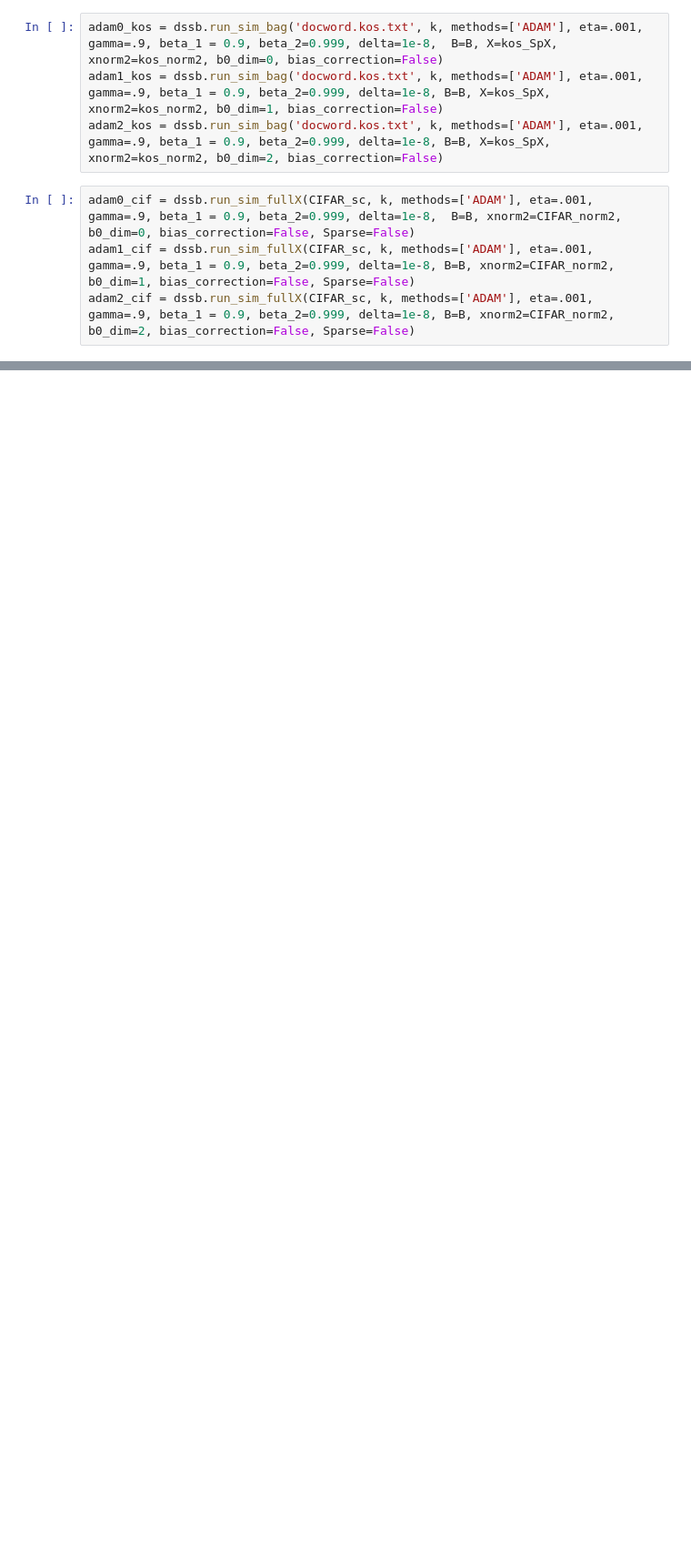
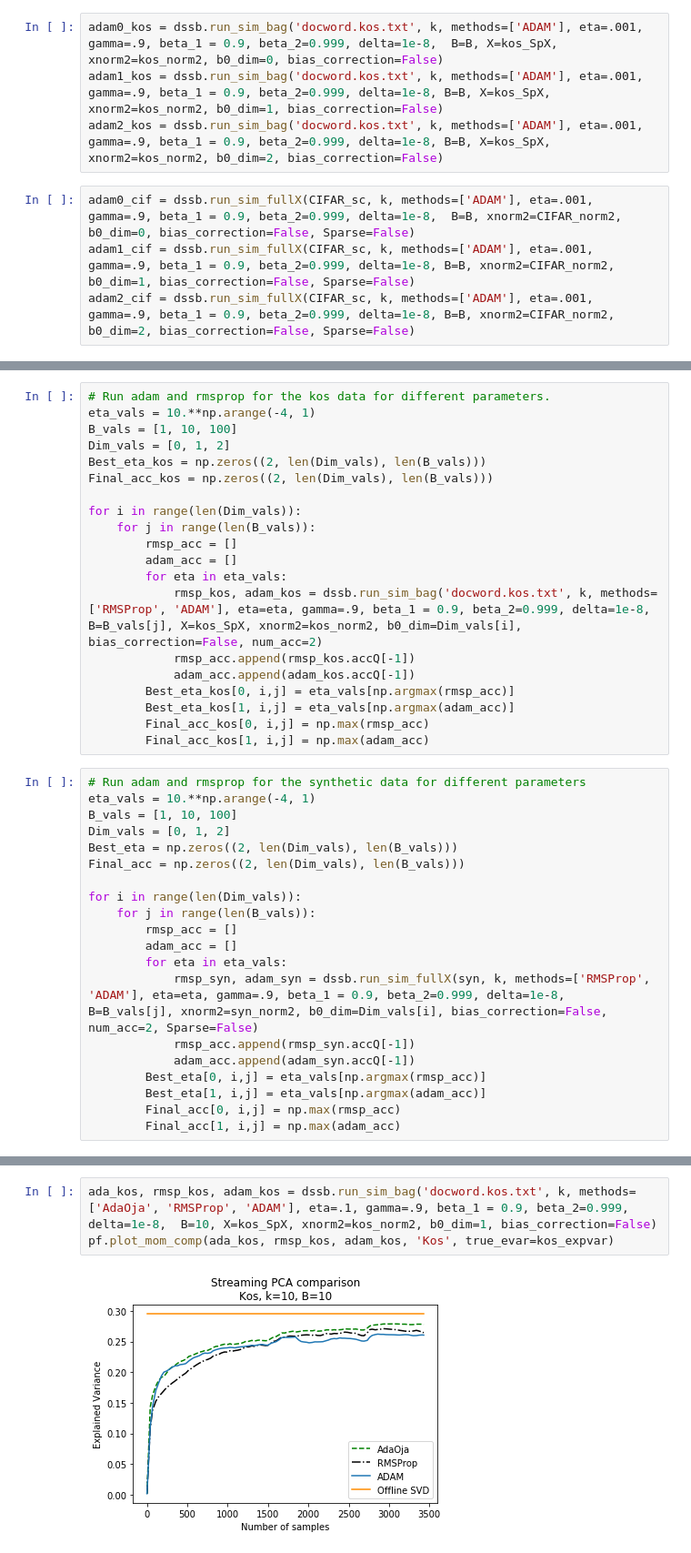
Before and after one commit to aamcbee/AdaOja, a Jupyter notebook: RMSProp, ADAM, AdaOja comparison.ipynb, the cells around one changed output, grey strips where cells are left out. Shown at 91% size. Cells and saved outputs as stored; diff of their text form; blank space fills up the shorter version.

```diff
--- a/RMSProp, ADAM, AdaOja comparison.ipynb
+++ b/RMSProp, ADAM, AdaOja comparison.ipynb
@@ -181,0 +204,40 @@ comp_b0_dim(adam0_cif, adam1_cif, adam2_cif, 'CIFAR', 'ADAM', true_evar=CIFAR_ev
+# %%
+# Run adam and rmsprop for the kos data for different parameters.
+eta_vals = 10.**np.arange(-4, 1)
+B_vals = [1, 10, 100]
+Dim_vals = [0, 1, 2]
+Best_eta_kos = np.zeros((2, len(Dim_vals), len(B_vals)))
+Final_acc_kos = np.zeros((2, len(Dim_vals), len(B_vals)))
+
+for i in range(len(Dim_vals)):
+    for j in range(len(B_vals)):
+        rmsp_acc = []
+        adam_acc = []
+        for eta in eta_vals:
+            rmsp_kos, adam_kos = dssb.run_sim_bag('docword.kos.txt', k, methods=['RMSProp', 'ADAM'], eta=eta, gamma=.9, beta_1 = 0.9, beta_2=0.999, delta=1e-8,  B=B_vals[j], X=kos_SpX, xnorm2=kos_norm2, b0_dim=Dim_vals[i], bias_correction=False, num_acc=2)
+            rmsp_acc.append(rmsp_kos.accQ[-1])
+            adam_acc.append(adam_kos.accQ[-1])
+        Best_eta_kos[0, i,j] = eta_vals[np.argmax(rmsp_acc)]
+        Best_eta_kos[1, i,j] = eta_vals[np.argmax(adam_acc)]
+        Final_acc_kos[0, i,j] = np.max(rmsp_acc)
+        Final_acc_kos[1, i,j] = np.max(adam_acc)
+# %%
+# Run adam and rmsprop for the synthetic data for different parameters
+eta_vals = 10.**np.arange(-4, 1)
+B_vals = [1, 10, 100]
+Dim_vals = [0, 1, 2]
+Best_eta = np.zeros((2, len(Dim_vals), len(B_vals)))
+Final_acc = np.zeros((2, len(Dim_vals), len(B_vals)))
+
+for i in range(len(Dim_vals)):
+    for j in range(len(B_vals)):
+        rmsp_acc = []
+        adam_acc = []
+        for eta in eta_vals:
+            rmsp_syn, adam_syn = dssb.run_sim_fullX(syn, k, methods=['RMSProp', 'ADAM'], eta=eta, gamma=.9, beta_1 = 0.9, beta_2=0.999, delta=1e-8,  B=B_vals[j], xnorm2=syn_norm2, b0_dim=Dim_vals[i], bias_correction=False, num_acc=2, Sparse=False)
+            rmsp_acc.append(rmsp_syn.accQ[-1])
+            adam_acc.append(adam_syn.accQ[-1])
+        Best_eta[0, i,j] = eta_vals[np.argmax(rmsp_acc)]
+        Best_eta[1, i,j] = eta_vals[np.argmax(adam_acc)]
+        Final_acc[0, i,j] = np.max(rmsp_acc)
+        Final_acc[1, i,j] = np.max(adam_acc)
@@ -181,0 +341,5 @@ comp_b0_dim(adam0_cif, adam1_cif, adam2_cif, 'CIFAR', 'ADAM', true_evar=CIFAR_ev
+# %%
+ada_kos, rmsp_kos, adam_kos = dssb.run_sim_bag('docword.kos.txt', k, methods=['AdaOja', 'RMSProp', 'ADAM'], eta=.1, gamma=.9, beta_1 = 0.9, beta_2=0.999, delta=1e-8,  B=10, X=kos_SpX, xnorm2=kos_norm2, b0_dim=1, bias_correction=False)
+pf.plot_mom_comp(ada_kos, rmsp_kos, adam_kos, 'Kos', true_evar=kos_expvar)
+# %% [output]
+[figure, added]
```
Also changed, not shown: parts of 36 cells of this notebook, 2 other files.
